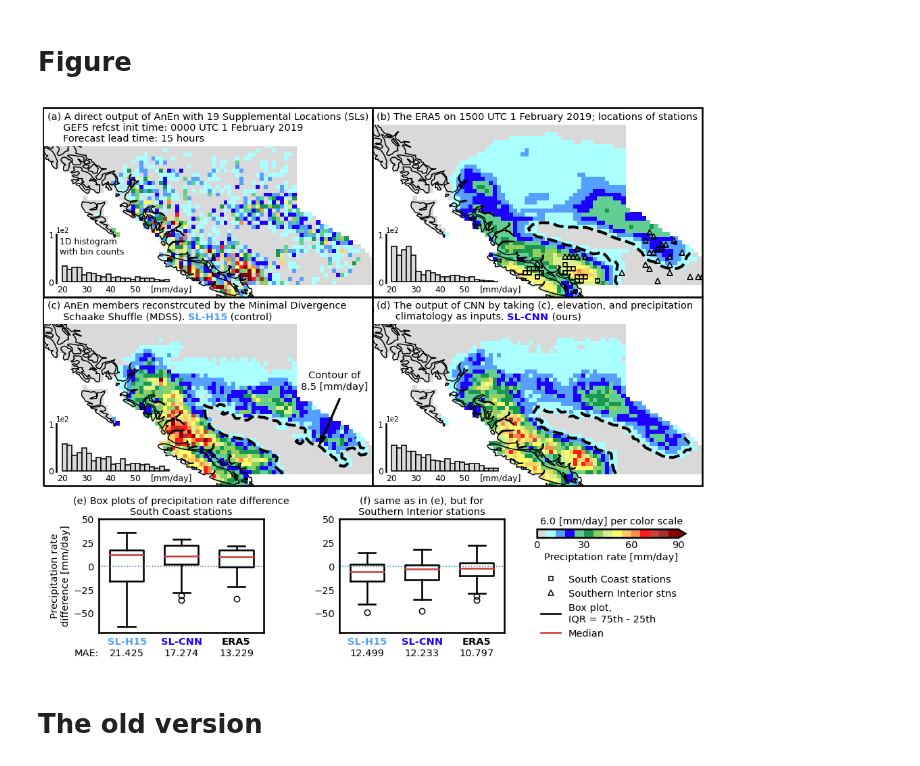
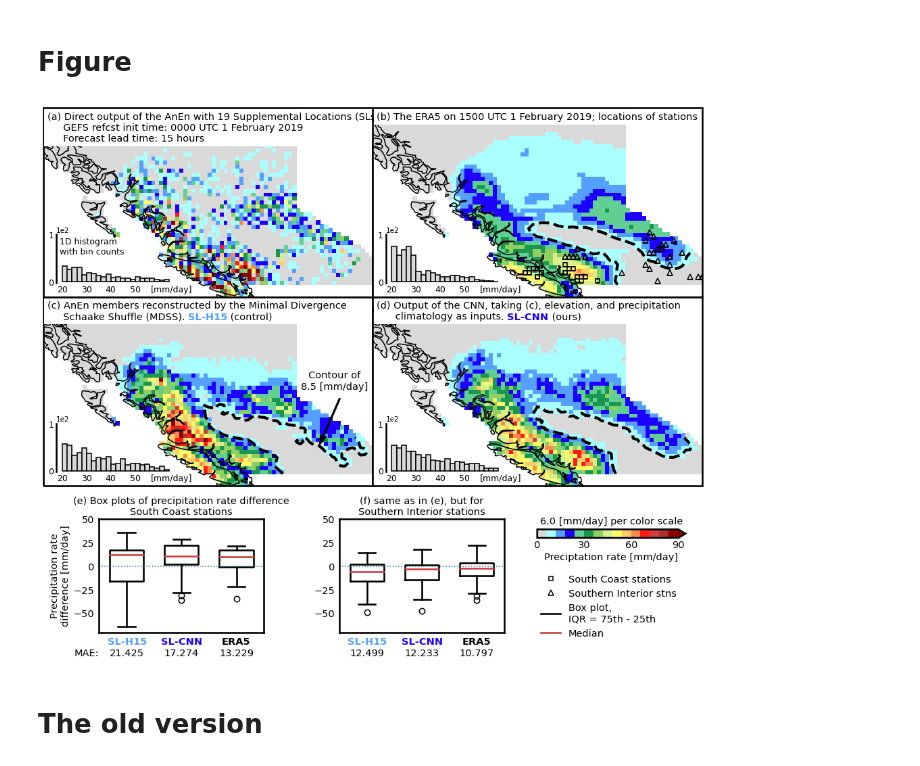
Before and after one commit to yingkaisha/rainbow, a Jupyter notebook: publish/PLOT_AnEn_example_output.ipynb, the cells around one changed output. Saved outputs shown, nothing was run; the diff lists cells and outputs as text; code cells hidden in the pictures.

Commit message:
fix figure text

```diff
--- a/publish/PLOT_AnEn_example_output.ipynb
+++ b/publish/PLOT_AnEn_example_output.ipynb
@@ -199,12 +199,12 @@ AX = [ax1, ax2, ax3, ax4]
 AX_box = [ax_box1, ax_box2]
 
 titles = [
-    '(a) A direct output of AnEn with 19 Supplemental Locations (SLs)'+
+    '(a) Direct output of the AnEn with 19 Supplemental Locations (SLs)'+
     '\n     GEFS refcst init time: 0000 UTC 1 February 2019'+
     '\n     Forecast lead time: 15 hours',
     '(b) The ERA5 on 1500 UTC 1 February 2019; locations of stations',
-    '(c) AnEn members reconstrcuted by the Minimal Divergence\n     Schaake Shuffle (MDSS).',
-    '(d) The output of CNN by taking (c), elevation, and precipitation'+
+    '(c) AnEn members reconstructed by the Minimal Divergence\n     Schaake Shuffle (MDSS).',
+    '(d) Output of the CNN, taking (c), elevation, and precipitation'+
     '\n      climatology as inputs']
 
 handle_text_title = []
@@ -345,34 +345,34 @@ CBar = plt.colorbar(CS, orientation='horizontal', ticks=[0, 30, 60, 90], extend=
 CBar.ax.tick_params(axis='x', labelsize=14, direction='in', length=0)
 CBar.set_label('Preciptation rate [mm/day]', fontsize=14)
 CBar.outline.set_linewidth(2.5)
 
 ax_w2 = fig.add_axes([0.775-padx, 0.244+0.03-pady, 0.225, 0.0225])
 ax_w2.set_axis_off()
 ax_w2.text(0.5, 1, '6.0 [mm/day] per color scale', fontsize=14,
            ha='center', va='top', transform=ax_w2.transAxes);
 
 ax_lg = fig.add_axes([0.75-padx, 0.075-pady, 0.25, 0.135])
 ax_lg.set_axis_off()
 LG = ax_lg.legend([handle_sw[0], handle_si[0],
                    handle_boxp["boxes"][0], handle_boxp["medians"][0]],
                   ["South Coast stations",
                    'Southern Interior stns',
                    'Box plot,\nIQR = 75th - 25th',
                    'Median'], bbox_to_anchor=(1, 1), ncol=1, prop={'size':14})
 
 LG.get_frame().set_facecolor('white')
 LG.get_frame().set_edgecolor('k')
 LG.get_frame().set_linewidth(0)
 
 ax_w1 = fig.add_axes([0.025, 2/3+0.075, 0.1, 0.03])
 ax_w1.set_axis_off()
 ax_w1.text(0, 1, '1D histogram\nwith bin counts', fontsize=12, ha='left', va='top', transform=ax_w1.transAxes);
 
 if need_publish:
     # Save figure
     fig.savefig(fig_dir+'AnEn_example.png', format='png', **fig_keys)
 # %% [output]
-[figure, old version]
+[figure, new version]
 # %% [markdown]
 # The old version
 # %%
```
